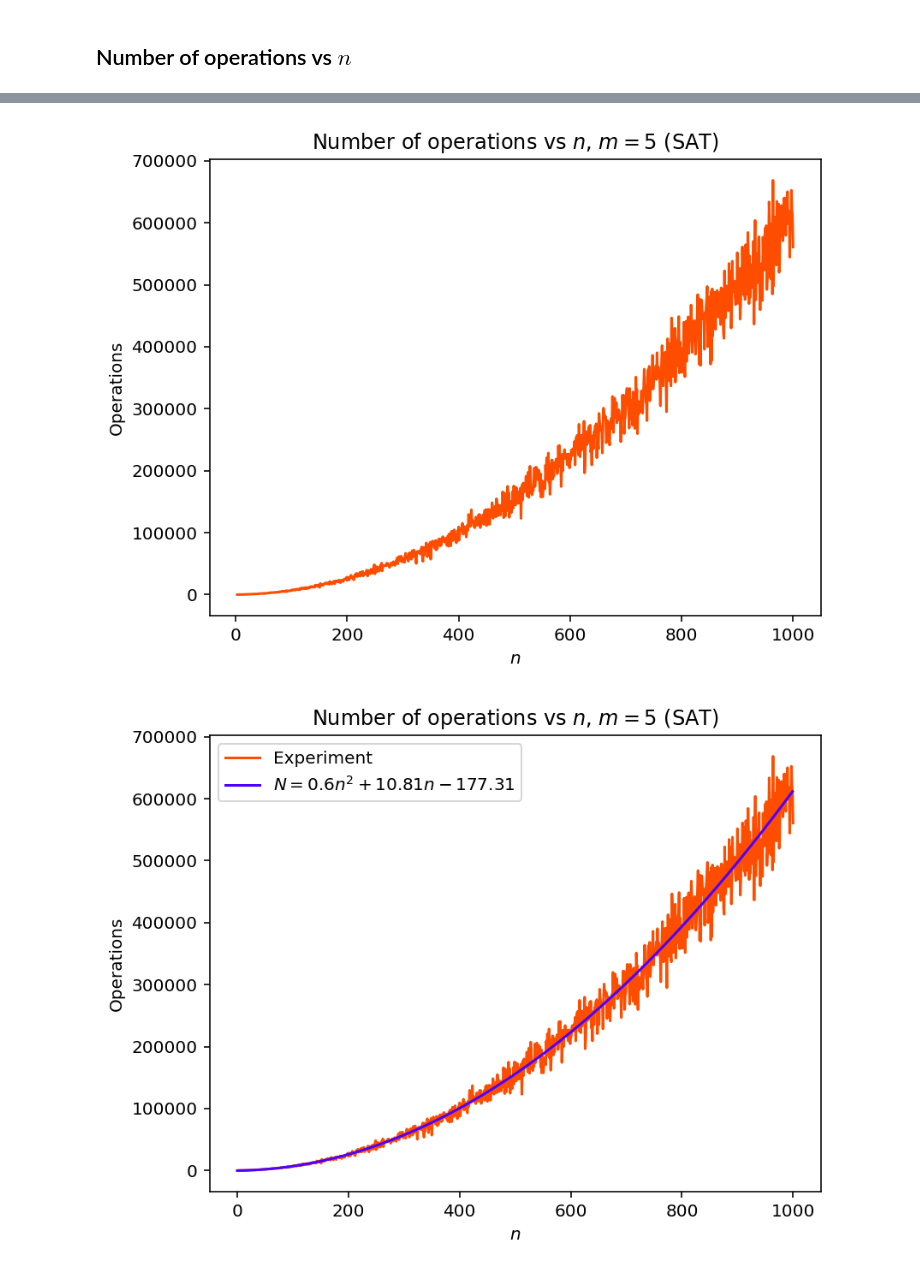
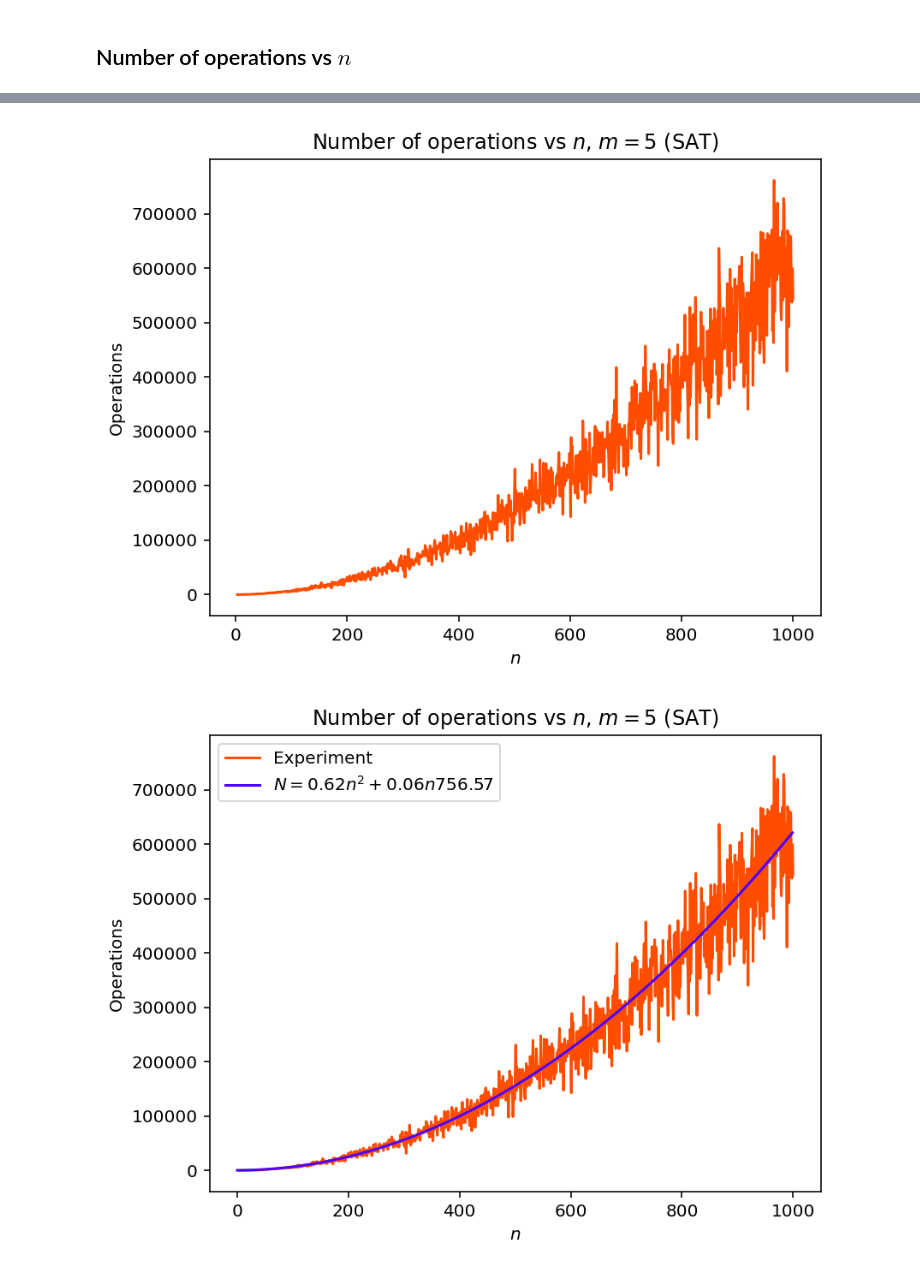
Before and after one commit to vectozavr/collision_detection, a Jupyter notebook: gjk_and_sat_np_accelerated.ipynb, the cells around one changed output, grey strips where cells are left out. Cells and saved outputs as stored; diff of their text form; code cells hidden in the pictures.

```diff
--- a/gjk_and_sat_np_accelerated.ipynb
+++ b/gjk_and_sat_np_accelerated.ipynb
@@ -868,6 +861,12 @@ class BodySAT:
         projections = self.points@axis
         return np.min(projections), np.max(projections)
 
+    def get_normals():
+        # Calculate the normals of the edges of the shape
+        edges = np.roll(self.points, -1, axis=0)-self.points
+        normals = np.array([[-edge[1], edge[0]] for edge in edges])
+        return normals / np.linalg.norm(normals, axis=1, keepdims=True)
+
     def check_collision_sat(self, shape2):
 
         def get_normals(vertices):
@@ -883,8 +882,8 @@ class BodySAT:
             return max1 < min2 or max2 < min1
 
         # Get normals for both shapes
-        normals1 = get_normals(self.points)
-        normals2 = get_normals(shape2.points)
+        normals1 = self.get_normals()
+        normals2 = shape2.get_normals()
 
         # Check normals of the first shape
         for normal in normals1:
@@ -1029,7 +1027,7 @@ for inc in incorrect:
 # %% [markdown]
 ## Time vs $n$
 # %%
-def time_vs_points1(seed=211, min_points=3, max_points=1000, iterations_per_sample=100, m=5):
+def time_vs_points1(seed=211, min_points=3, max_points=1000, iterations_per_sample=30, m=5):
     np.random.seed(seed)
 
     hist = []
@@ -1121,15 +1119,15 @@ class BodySATWithCount:
         projections = self.points@axis
         return np.min(projections), np.max(projections)
 
+    def get_normals():
+        # Calculate the normals of the edges of the shape
+        edges = np.roll(self.points, -1, axis=0)-self.points
+        normals = np.array([[-edge[1], edge[0]] for edge in edges])
+        return normals / np.linalg.norm(normals, axis=1, keepdims=True)
+
     def check_collision_sat(self, shape2):
 
         count = 0
-
-        def get_normals(vertices):
-            # Calculate the normals of the edges of the shape
-            edges = np.roll(vertices, -1, axis=0)-vertices
-            normals = np.array([[-edge[1], edge[0]] for edge in edges])
-            return normals / np.linalg.norm(normals, axis=1, keepdims=True)
 
         def is_separating_axis(axis):
             # Check if the axis is a separating axis
@@ -1138,8 +1136,8 @@ class BodySATWithCount:
             return max1 < min2 or max2 < min1
 
         # Get normals for both shapes
-        normals1 = get_normals(self.points)
-        normals2 = get_normals(shape2.points)
+        normals1 = self.get_normals()
+        normals2 = shape2.get_normals()
 
         count += self.size() + shape2.size()
 
@@ -1160,7 +1158,7 @@ class BodySATWithCount:
         # if we cannot find such a plane -> there is a collision
         return True, count
 # %%
-def steps_vs_points1(seed=221, min_points=3, max_points=1000, iterations_per_sample=100, m=5):
+def steps_vs_points1(seed=221, min_points=3, max_points=1000, iterations_per_sample=30, m=5):
     np.random.seed(seed)
 
     hist = []
@@ -1206,5 +1204,5 @@ no: 41934
 # %%
-plt.figure('Number of operations vs $n$', dpi=72*2)
+plt.figure('Number of operations vs $n$ (SAT)', dpi=72*2)
 plt.plot(hist[:, 0], hist[:, 1], c=(1, 0.3, 0))
 
 plt.xlabel(r'$n$')
@@ -1213,7 +1211,7 @@ plt.title(r'Number of operations vs $n$, $m=5$ (SAT)')
 
 plt.show()
 # %% [output]
-[figure, old version]
+[figure, new version]
 # %%
 A = np.column_stack((hist[:, 0]**2, hist[:, 0], np.ones(len(hist))))
 ATA = A.T@A
@@ -1225,17 +1223,17 @@ X = [i for i in range(int(hist[-1, 0]))]
 Y = [l[0]*x**2 + l[1]*x + l[2] for x in X]
 # %%
 plt.figure('Number of operations vs $n$ (SAT)', dpi=72*2)
-plt.plot(hist[:, 0], hist[:, 1], c=(1, 0.3, 0), label="Experiment")
+plt.plot(hist[:, 0], hist[:, 1], c=(1, 0.3, 0), label="Experiment with SAT")
 plt.plot(X, Y, c=(0.3, 0, 1), label=r"$N="+str(round(l[0], 2))+"n^2 + " + str(round(l[1], 2)) + "n " + str(round(l[2], 2)) + "$")
 
 plt.xlabel(r'$n$')
 plt.ylabel('Operations')
 plt.title(r'Number of operations vs $n$, $m=5$ (SAT)')
 
 plt.legend()
 
-plt.savefig("plots/steps_vs_n_1000_100_sat_np.pdf", format="pdf", bbox_inches="tight")
+plt.savefig("plots/steps_vs_n_1000_30_sat_np.pdf", format="pdf", bbox_inches="tight")
 
 plt.show()
 # %% [output]
-[figure, old version]
+[figure, new version]
```
Also changed, not shown: parts of 26 cells of this notebook, 12 other files.
